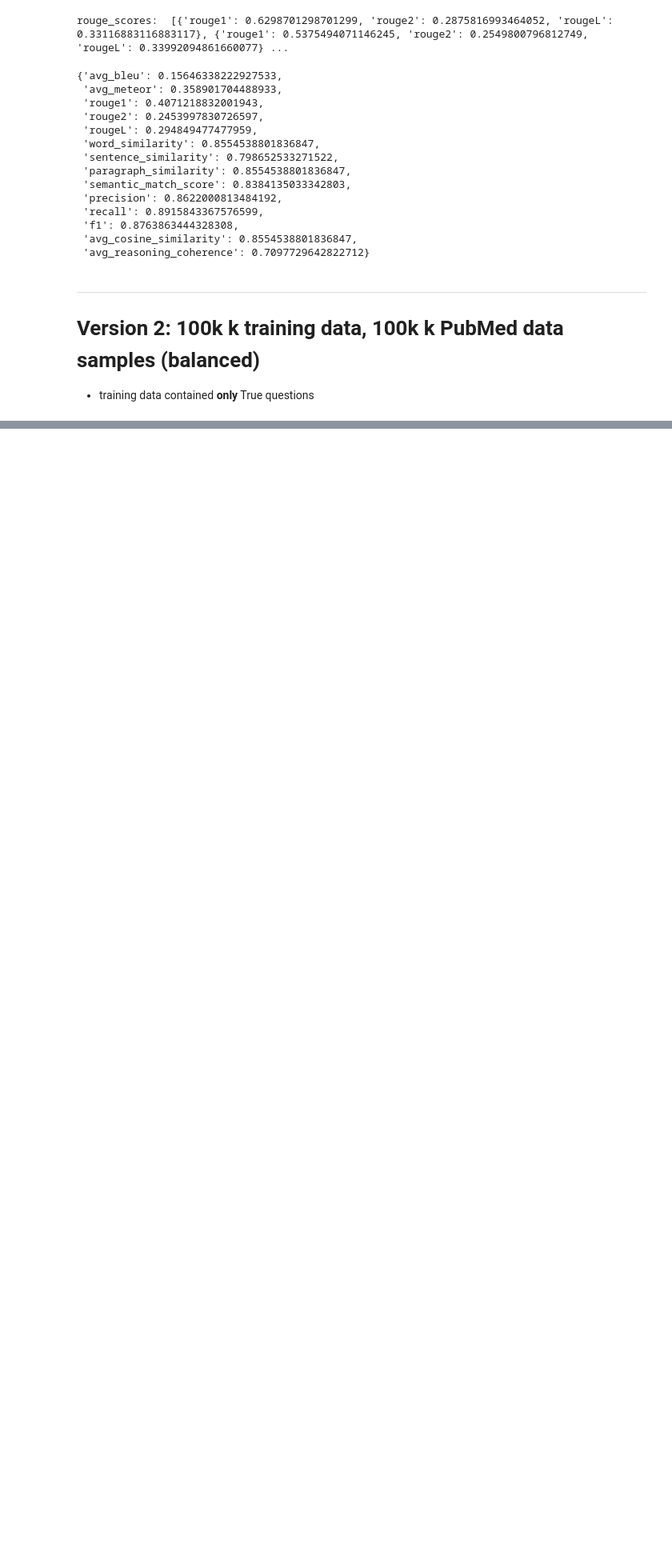
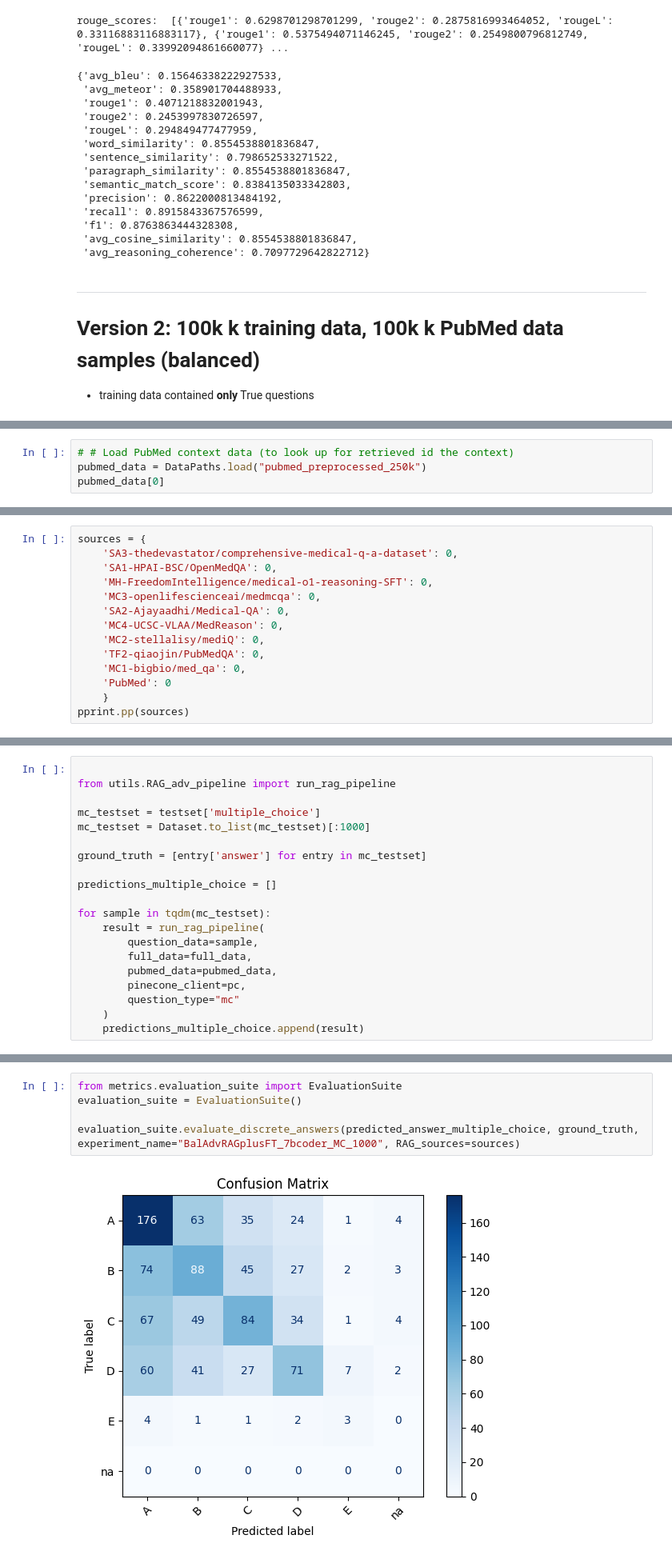
Before and after one commit to LorenaRaichle/ClinIQ, a Jupyter notebook: 4a_Evaluation_RAG.ipynb, the cells around one changed output, grey strips where cells are left out. Shown at 80% size. Drawn from its saved outputs; the diff is of its cells as text; blank space fills up the shorter version.

```diff
--- a/4a_Evaluation_RAG.ipynb
+++ b/4a_Evaluation_RAG.ipynb
@@ -890,0 +675,4 @@ rouge_scores:  [{'rouge1': 0.6298701298701299, 'rouge2': 0.2875816993464052, 'ro
+# %%
+# # Load PubMed context data (to look up for retrieved id the context)
+pubmed_data = DataPaths.load("pubmed_preprocessed_250k")
+pubmed_data[0]
@@ -890,0 +723,14 @@ rouge_scores:  [{'rouge1': 0.6298701298701299, 'rouge2': 0.2875816993464052, 'ro
+# %%
+sources = {
+    'SA3-thedevastator/comprehensive-medical-q-a-dataset': 0,
+    'SA1-HPAI-BSC/OpenMedQA': 0,
+    'MH-FreedomIntelligence/medical-o1-reasoning-SFT': 0,
+    'MC3-openlifescienceai/medmcqa': 0,
+    'SA2-Ajayaadhi/Medical-QA': 0,
+    'MC4-UCSC-VLAA/MedReason': 0,
+    'MC2-stellalisy/mediQ': 0,
+    'TF2-qiaojin/PubMedQA': 0,
+    'MC1-bigbio/med_qa': 0,
+    'PubMed': 0
+    }
+pprint.pp(sources)
@@ -890,0 +750,20 @@ rouge_scores:  [{'rouge1': 0.6298701298701299, 'rouge2': 0.2875816993464052, 'ro
+# %%
+
+from utils.RAG_adv_pipeline import run_rag_pipeline
+
+mc_testset = testset['multiple_choice']
+mc_testset = Dataset.to_list(mc_testset)[:1000]
+
+ground_truth = [entry['answer'] for entry in mc_testset]
+
+predictions_multiple_choice = []
+
+for sample in tqdm(mc_testset):
+    result = run_rag_pipeline(
+        question_data=sample,
+        full_data=full_data,
+        pubmed_data=pubmed_data,
+        pinecone_client=pc,
+        question_type="mc"
+    )
+    predictions_multiple_choice.append(result)
@@ -890,0 +803,7 @@ rouge_scores:  [{'rouge1': 0.6298701298701299, 'rouge2': 0.2875816993464052, 'ro
+# %%
+from metrics.evaluation_suite import EvaluationSuite
+evaluation_suite = EvaluationSuite()
+
+evaluation_suite.evaluate_discrete_answers(predicted_answer_multiple_choice, ground_truth, experiment_name="BalAdvRAGplusFT_7bcoder_MC_1000", RAG_sources=sources)
+# %% [output]
+[figure, added]
```
Also changed, not shown: parts of 104 cells of this notebook, 5 other files.
